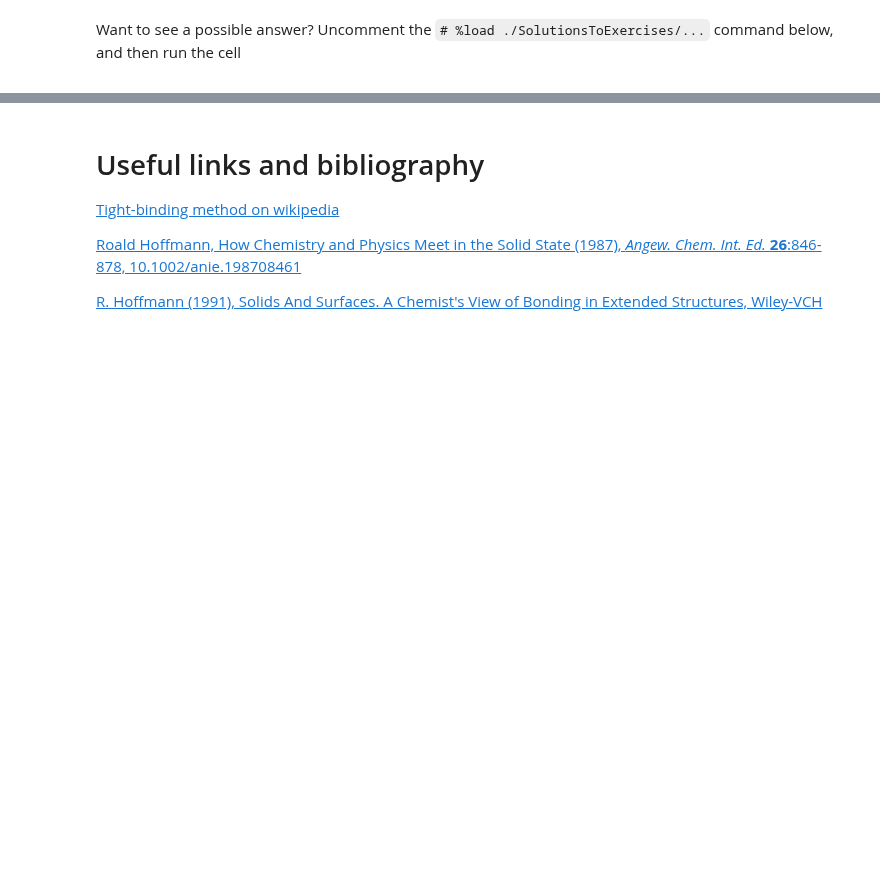
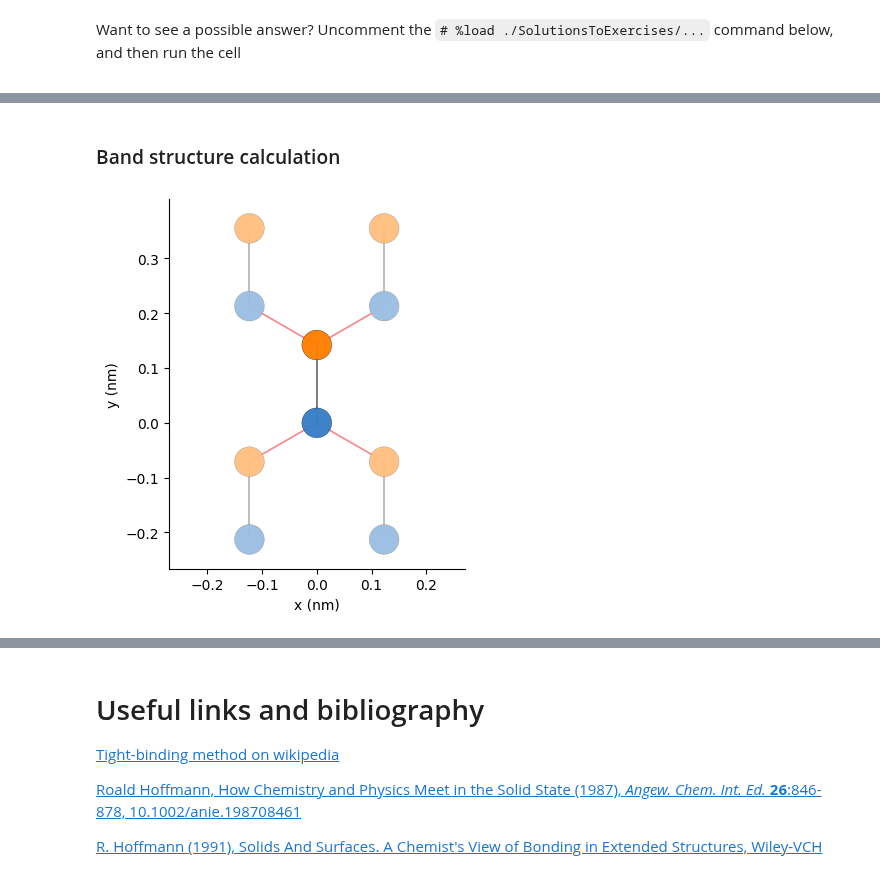
Before and after one commit to rpoteau/pyPhysChem, a Jupyter notebook: TB.ipynb, the cells around one changed output, grey strips where cells are left out. Saved outputs shown, nothing was run; the diff lists cells and outputs as text; code cells hidden in the pictures; blank space fills up the shorter version.

```diff
--- a/TB.ipynb
+++ b/TB.ipynb
@@ -723,0 +806,9 @@ You can compare it with the band structure of the 2 &times; 2 square unit cell,
+# %% [markdown]
+### Band structure calculation
+# %%
+Gmodel = pb.Model(Glattice,
+          pb.translational_symmetry()
+)
+Gmodel.plot()
+# %% [output]
+[figure, added]
```
Also changed, not shown: parts of 18 cells of this notebook, 4 other files.
